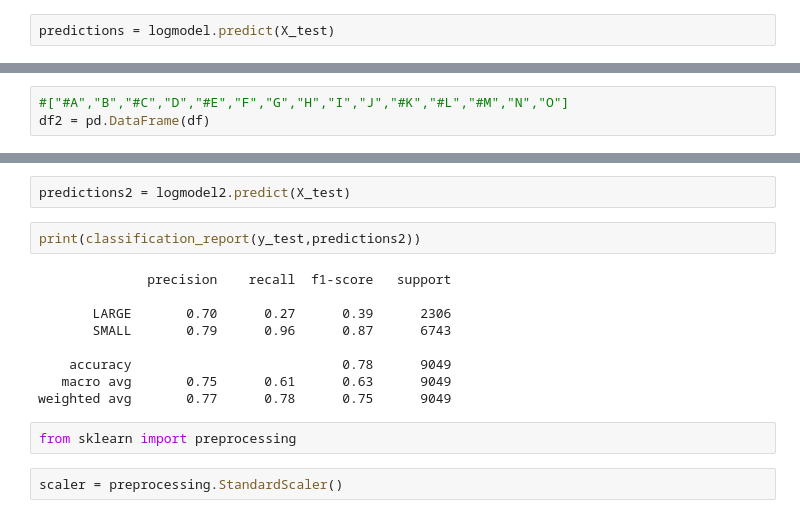
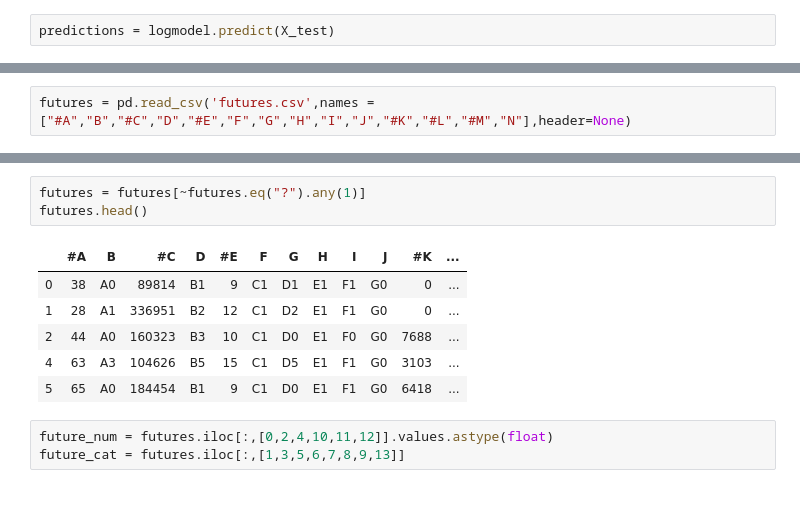
Before and after one commit to TheFarron/ISEe364FinalProject, a Jupyter notebook: logisticRegressionFinal.ipynb, the cells around one changed output, grey strips where cells are left out. Drawn from its saved outputs; the diff is of its cells as text.

```diff
--- a/logisticRegressionFinal.ipynb
+++ b/logisticRegressionFinal.ipynb
@@ -53,3 +127,2 @@ weighted avg       0.77      0.78      0.75      9049
 # %%
-#["#A","B","#C","D","#E","F","G","H","I","J","#K","#L","#M","N","O"]
-df2 = pd.DataFrame(df)
+futures = pd.read_csv('futures.csv',names = ["#A","B","#C","D","#E","F","G","H","I","J","#K","#L","#M","N"],header=None)
@@ -94,18 +129,14 @@ LogisticRegression(C=1.0, class_weight=None, dual=False, fit_intercept=True,
-# %%
-predictions2 = logmodel2.predict(X_test)
-# %%
-print(classification_report(y_test,predictions2))
-# %% [output]
-              precision    recall  f1-score   support
-
-       LARGE       0.70      0.27      0.39      2306
-       SMALL       0.79      0.96      0.87      6743
-
-    accuracy                           0.78      9049
-   macro avg       0.75      0.61      0.63      9049
-weighted avg       0.77      0.78      0.75      9049
-# %%
-from sklearn import preprocessing
-# %%
-scaler = preprocessing.StandardScaler()
+# %%
+futures = futures[~futures.eq("?").any(1)]
+futures.head()
+# %% [output]
+|  | #A | B | #C | D | #E | F | G | H | I | J | #K | ... |
+| 0 | 38 | A0 | 89814 | B1 | 9 | C1 | D1 | E1 | F1 | G0 | 0 | ... |
+| 1 | 28 | A1 | 336951 | B2 | 12 | C1 | D2 | E1 | F1 | G0 | 0 | ... |
+| 2 | 44 | A0 | 160323 | B3 | 10 | C1 | D0 | E1 | F0 | G0 | 7688 | ... |
+| 4 | 63 | A3 | 104626 | B5 | 15 | C1 | D5 | E1 | F1 | G0 | 3103 | ... |
+| 5 | 65 | A0 | 184454 | B1 | 9 | C1 | D0 | E1 | F1 | G0 | 6418 | ... |
+# %%
+future_num = futures.iloc[:,[0,2,4,10,11,12]].values.astype(float)
+future_cat = futures.iloc[:,[1,3,5,6,7,8,9,13]]
 # %%
```
Also changed, not shown: parts of 42 cells of this notebook.
